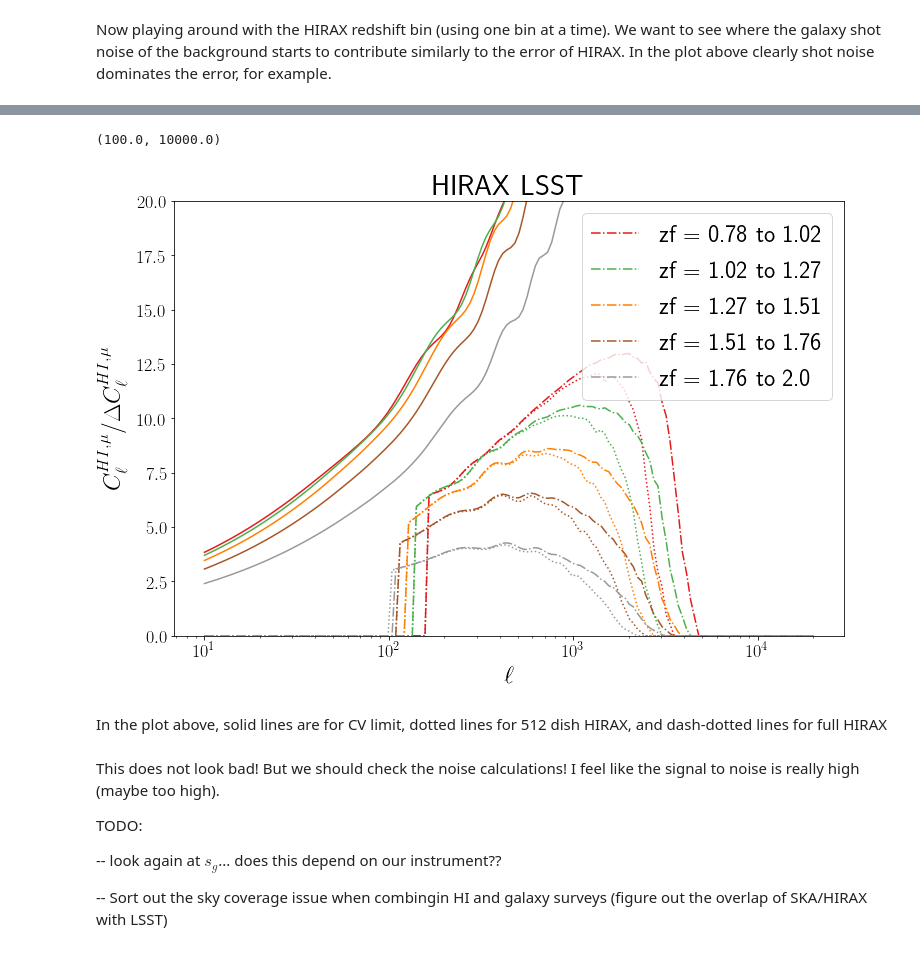
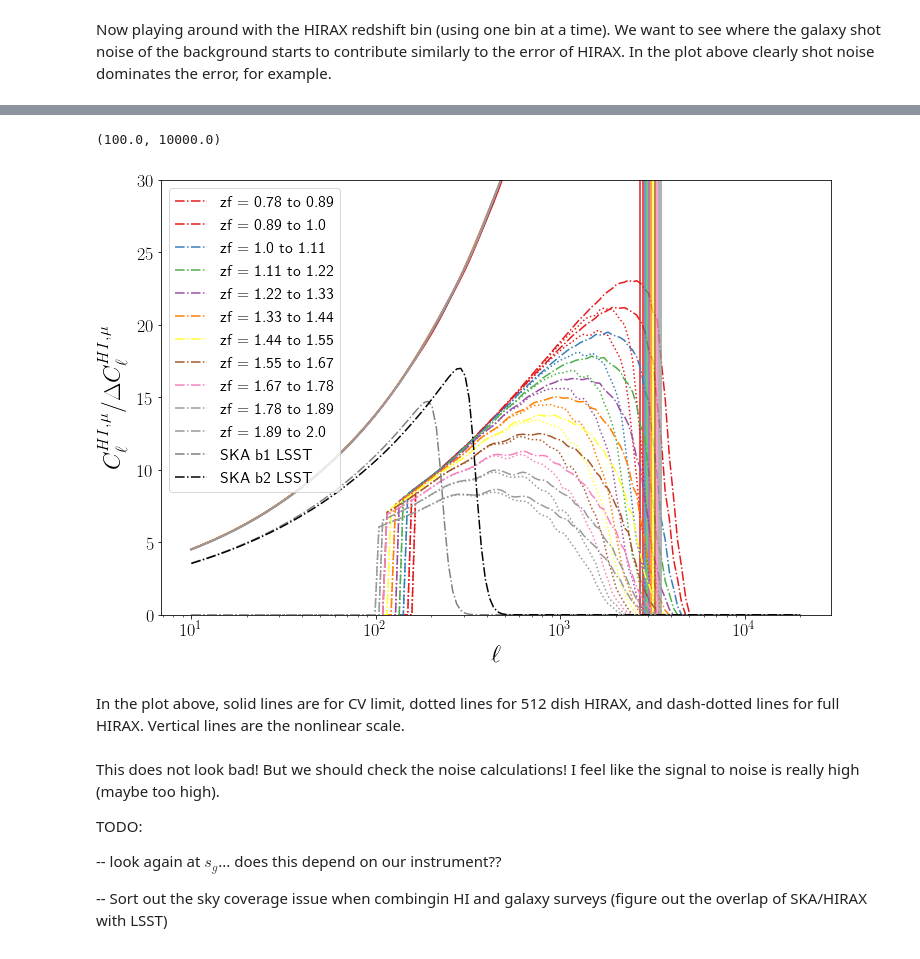
Before and after one commit to amadeuswi/MagBias, a Jupyter notebook: S2N.ipynb, the cells around one changed output, grey strips where cells are left out. Drawn from its saved outputs; the diff is of its cells as text; code cells hidden in the pictures.

Commit message:
comparing now a lot of different HIRAX setups and SKA band 1 and 2

```diff
--- a/S2N.ipynb
+++ b/S2N.ipynb
@@ -310,12 +310,16 @@ ax1.set_ylim((0.1,1.5 * np.nanmax((S2N_HIRAX, S2N_SKA))))
 Now playing around with the HIRAX redshift bin (using one bin at a time).
 We want to see where the galaxy shot noise of the background starts to contribute similarly to the error of HIRAX. In the plot above clearly shot noise dominates the error, for example.
 # %%
-zbbmax = 2.5 #maximum range of LSST
+buffer_z = 0.1 #buffer between fg and bg to avoid correlation,
+#we should pick a value more carefully later, according to photo-z measurements
+
+# zbbmax = 2.5 #maximum range of LSST
+zbbmax = 3.7 #maximum range of LSST
 zHIRAX_min = nutoz21(800) # minimum of HIRAX
 # zHIRAX_max = nutoz21(400) # maximum of HIRAX
 zHIRAX_max = 2. # maximum of HIRAX, more does not make sense otherwise we have no galaxies left to cross correlate with
-# dzHIRAX = 0.05
-dzHIRAX = 0.1
+dzHIRAX = 0.05
+# dzHIRAX = 0.1
 Nstep = np.int((zHIRAX_max - zHIRAX_min) / (2 * dzHIRAX))
 print "HIRAX' z range: {} to {}".format(zHIRAX_min, zHIRAX_max)
 zHIRAX_allbin, steplen = np.linspace(zHIRAX_min, zHIRAX_max, Nstep, retstep = True) #lower bin edges
@@ -330,6 +334,7 @@ S2Nlist_full = [] #1024 dishes
 S2Nlist_512 = [] #512 dishes
 S2N_CVlist = [] #CV error
 zffli = []
+ellNL = [] #nonlinear scale according to smith et a. with knl0 = 0.14
 # zbbli = []
 # dzbli = []
 for i in range(NBIN):
@@ -337,12 +342,16 @@ for i in range(NBIN):
 
 
     zff = zHIRAX_meanbin[i]
-    zbbmin = zff + 2*dzHIRAX
+    zbbmin = zff + dzHIRAX + buffer_z
     zbb = (zbbmin + zbbmax)/2
     dzbb = (zbbmax - zbbmin)/2
-    dzbli.append(dzbb)
-    zbbli.append(zbbmin)
+#     dzbli.append(dzbb)
+#     zbbli.append(zbbmin)
     zffli.append(zff)
+
+    k_NL = 0.14*(1+zbb)#background redshift is relevant
+    ellNL.append(k_NL * rCom(zbb))
+
     powwwspeclist = [p_func_list[0](ltab, zff - dzHIRAX, zff + dzHIRAX),
                    p_func_list[1](ltab, zbbmin, zbbmax),
                    p_func_list[2](ltab, zff, dzHIRAX, zbb, dzbb)]
@@ -373,37 +433,42 @@ we assume d_ell = 1
 # %%
 #plotting HIRAX for different binnings:
 
 fig = P.figure(figsize = (12,8)); ax1 = fig.add_subplot(111);
 
 
 color_array = np.linspace(0,1, NBIN)
 
 for i in range(NBIN):
     ci = color_array[i]
     zfmax_now = np.around(zffli[i] + dzHIRAX,2)
     zfmin_now = np.around(zffli[i] - dzHIRAX,2)
     ax1.semilogx(ltab, S2Nlist_full[i],
                  label = "zf = {} to {}".format(zfmin_now, zfmax_now),
                  color=P.cm.Set1(ci), ls = "-.")
     ax1.semilogx(ltab, S2Nlist_512[i],
                  color=P.cm.Set1(ci), ls = ":")
     ax1.semilogx(ltab, S2N_CVlist[i], ls = "-",
                  color=P.cm.Set1(ci))
+    ax1.axvline(ellNL[i],
+               color=P.cm.Set1(ci))
+
+#SKA:
+ax1.semilogx(ltab, S2N_SKAb1_LSST, label = "SKA b1 LSST", color = "grey", ls = "-.")
+ax1.semilogx(ltab, S2N_SKAb2_LSST, label = "SKA b2 LSST", color = "black", ls = "-.")
 
 
 ax1.set_ylabel("$C_\ell^{HI,\mu} / \Delta C_\ell^{HI,\mu} $")
 ax1.set_xlabel("$\ell$")
-ax1.legend(loc = "upper right")
-ax1.set_title("HIRAX LSST")
-ax1.set_ylim((0,20))
+ax1.legend(loc = "upper left", fontsize = 16)
+ax1.set_ylim((0,30))
 ax.set_xlim((1e2, 1e4))
 
 # P.savefig(plotdir + "S2N_HIRAX.pdf")
 # %% [output]
 (100.0, 10000.0)
-[figure, old version]
+[figure, new version]
 # %% [markdown]
-In the plot above, solid lines are for CV limit, dotted lines for 512 dish HIRAX, and dash-dotted lines for full HIRAX
+In the plot above, solid lines are for CV limit, dotted lines for 512 dish HIRAX, and dash-dotted lines for full HIRAX. Vertical lines are the nonlinear scale.
 # %%
 # fig = P.figure(figsize = (12,8)); ax1 = fig.add_subplot(111);
 
```
Also changed, not shown: parts of 5 cells of this notebook, 1 other file.
